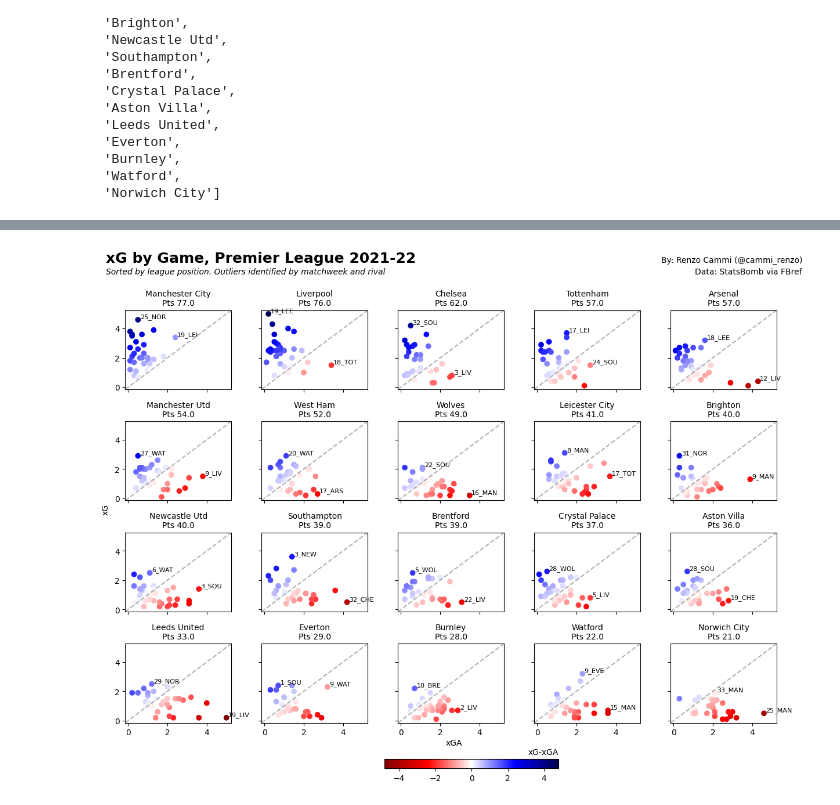
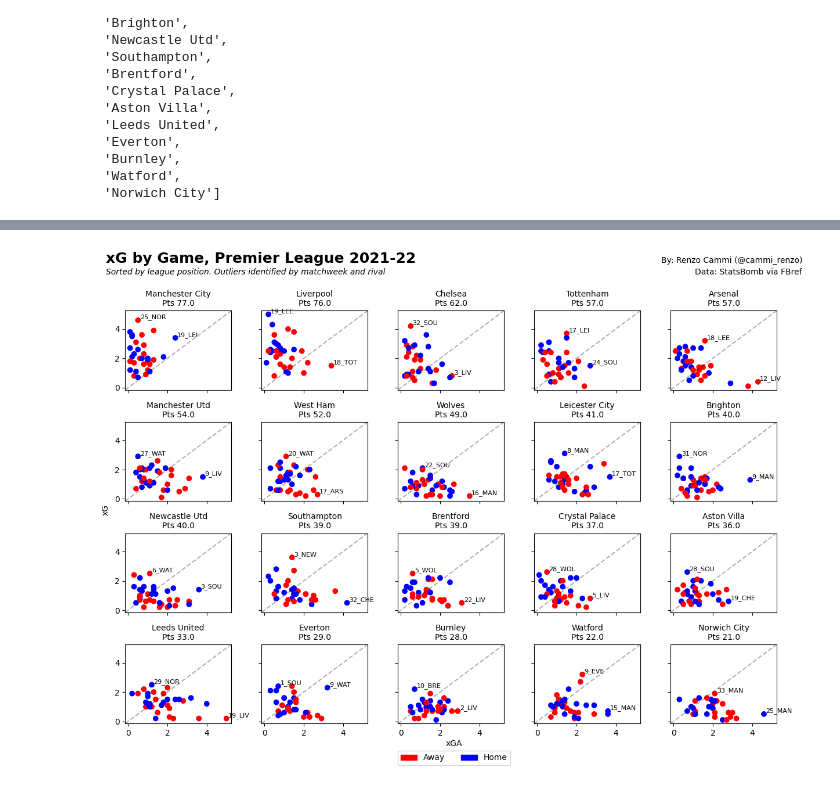
Before and after one commit to rcammi/xG_by_game, a Jupyter notebook: analyze_data.ipynb, the cells around one changed output, grey strips where cells are left out. Drawn from its saved outputs; the diff is of its cells as text; code cells hidden in the pictures.

Commit message:
Added venue option.

```diff
--- a/analyze_data.ipynb
+++ b/analyze_data.ipynb
@@ -500,3 +500,6 @@ squadNames
  'Burnley',
  'Watford',
  'Norwich City']
+# %%
+only_league_filt.loc[only_league_filt["Venue"] == 'Home','c_Venue'] = 'g'
+only_league_filt.loc[only_league_filt["Venue"] == 'Away','c_Venue'] = 'b'
@@ -536,6 +585,9 @@ colors = data['xG_dif'].values
 normal = plt.Normalize(colors.min(), colors.max())
 cmap='seismic_r'
 
+color_dict = {'Home':'blue', 'Away':'red'}
+
+
 for squad in squadNames:
     #selection = group.get_group(squad_data)
     #print(selection)
@@ -549,35 +601,43 @@ for squad in squadNames:
     y = data_squad.xG
 
     #cmap = 'seismic_r'
-    im = ax.scatter(x, y, c=data_squad["xG_dif"], cmap=cmap, norm=normal) #, linewidth=5
+    #im = ax.scatter(x, y, c=data_squad["xG_dif"], cmap=cmap, norm=normal) #, linewidth=5
+    im = ax.scatter(x, y, c=data_squad["Venue"].map(color_dict))
 
     # get 3 outliers matches
     outliers_xG = data_squad.sort_values(by='xGA', ascending=False).head(1)
     outliers_xGA = data_squad.sort_values(by='xG', ascending=False).head(1)
     outliers = outliers_xG.append(outliers_xGA)
 
     for row in outliers.iterrows():
         ax.annotate(row[1]["Matchweek_rival"], (row[1].xGA+0.1, row[1].xG+0.1), fontsize=8, ha='left') #, va='bottom'
        #plt.figtext(row[1].xG, row[1].xGA, row[1]["Matchweek_rival"], ha='center', transform=ax.transData)
 
     ax.plot([0, 1], [0, 1], color='black', ls='--', alpha=0.30, transform=ax.transAxes)
 
 for ax in axes_list:
     ax.remove()
 
 # show color bar
-cax = fig.add_axes([0.40, -0.05, 0.25, 0.02]) #, cax=cax
-cb2 = fig.colorbar(im, cax=cax, cmap=cmap, orientation='horizontal')
-cax.set_title('xG-xGA', loc='right', fontsize=10)
+# cax = fig.add_axes([0.40, -0.05, 0.25, 0.02]) #, cax=cax
+# cb2 = fig.colorbar(im, cax=cax, cmap=cmap, orientation='horizontal')
+# cax.set_title('xG-xGA', loc='right', fontsize=10)
+
+
+#plot the legend
+import matplotlib.patches as mpatches
+red_patch = mpatches.Patch(color='red', label='Away')
+blue_patch = mpatches.Patch(color='blue', label='Home')
+fig.legend(bbox_to_anchor=(0.5,-0.05), handles=[red_patch, blue_patch], loc='lower center', ncol=2)
 
 # set labels
 plt.figtext(0,0.5,'xG', rotation=90, fontsize=10, ha='center', color='black')
 plt.figtext(0.5,0,'xGA', fontsize=10, ha='center', color='black')
 
 #grid off
 plt.grid(False)
 
 #adjust subplots in the figure
 plt.tight_layout()
 # %% [output]
-[figure, old version]
+[figure, new version]
```
Also changed, not shown: parts of 5 cells of this notebook, 3 other files.
